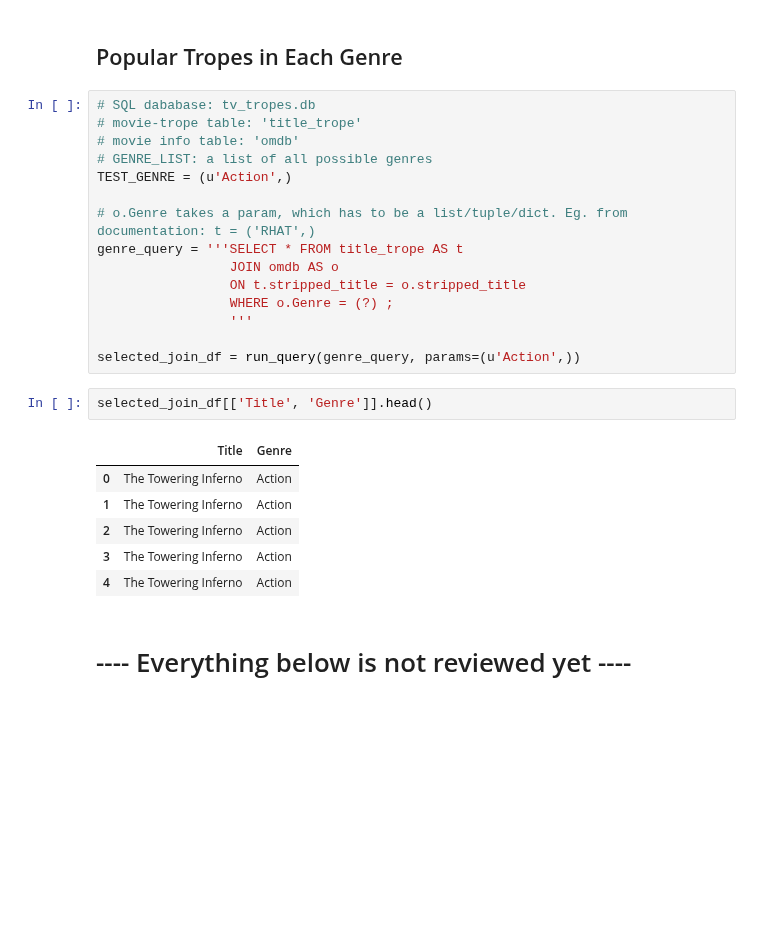
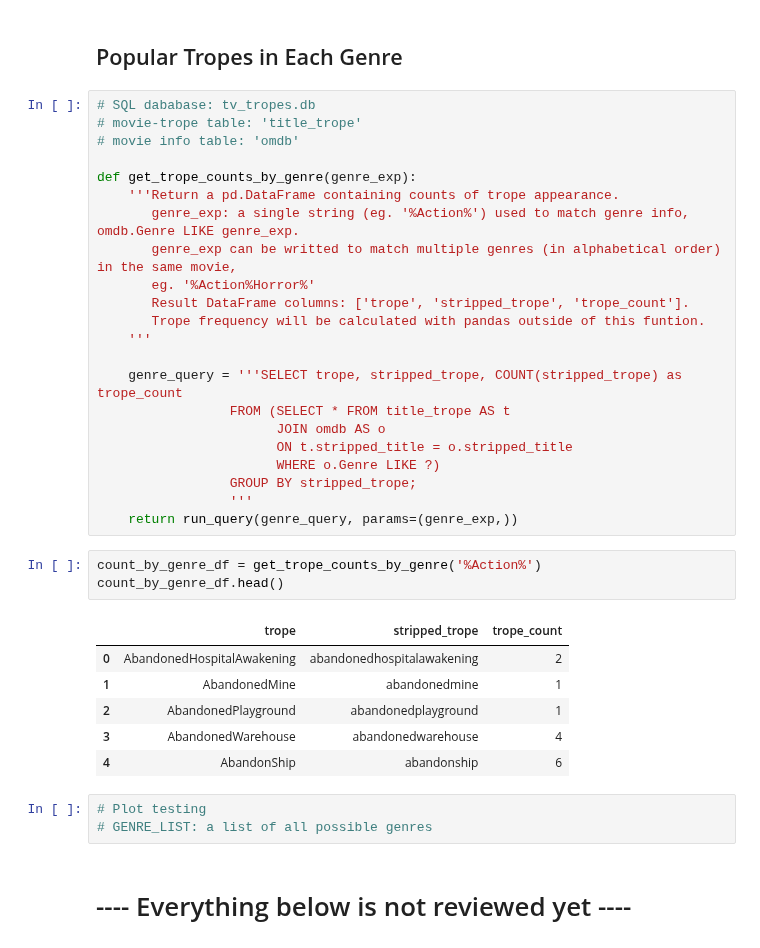
Before and after one commit to PeiZhangOSU/TV_Tropes_Exploratory, a Jupyter notebook: TVtropes.ipynb, the cells around one changed output. Cells and saved outputs as stored; diff of their text form; blank space fills up the shorter version.

Commit message:
SQL query by genre is working now

```diff
--- a/TVtropes.ipynb
+++ b/TVtropes.ipynb
@@ -355,30 +357,41 @@ plt.plot([1,2,3,4], [4,3,2,1])
 [figure]
 # %% [markdown]
 ## Popular Tropes in Each Genre
-# %%
-# SQL dababase: tv_tropes.db
-# movie-trope table: 'title_trope'
-# movie info table: 'omdb'
-# GENRE_LIST: a list of all possible genres
-TEST_GENRE = (u'Action',)
-
-# o.Genre takes a param, which has to be a list/tuple/dict. Eg. from documentation: t = ('RHAT',)
-genre_query = '''SELECT * FROM title_trope AS t
-                 JOIN omdb AS o
-                 ON t.stripped_title = o.stripped_title
-                 WHERE o.Genre = (?) ;
-                 '''
-
-selected_join_df = run_query(genre_query, params=(u'Action',))
-# %%
-selected_join_df[['Title', 'Genre']].head()
-# %% [output]
-|  | Title | Genre |
-| 0 | The Towering Inferno | Action |
-| 1 | The Towering Inferno | Action |
-| 2 | The Towering Inferno | Action |
-| 3 | The Towering Inferno | Action |
-| 4 | The Towering Inferno | Action |
+# %%
+# SQL dababase: tv_tropes.db
+# movie-trope table: 'title_trope'
+# movie info table: 'omdb'
+
+def get_trope_counts_by_genre(genre_exp):
+    '''Return a pd.DataFrame containing counts of trope appearance.
+       genre_exp: a single string (eg. '%Action%') used to match genre info, omdb.Genre LIKE genre_exp.
+       genre_exp can be writted to match multiple genres (in alphabetical order) in the same movie,
+       eg. '%Action%Horror%'
+       Result DataFrame columns: ['trope', 'stripped_trope', 'trope_count'].
+       Trope frequency will be calculated with pandas outside of this funtion.
+    '''
+
+    genre_query = '''SELECT trope, stripped_trope, COUNT(stripped_trope) as trope_count
+                 FROM (SELECT * FROM title_trope AS t
+                       JOIN omdb AS o
+                       ON t.stripped_title = o.stripped_title
+                       WHERE o.Genre LIKE ?)
+                 GROUP BY stripped_trope;
+                 '''
+    return run_query(genre_query, params=(genre_exp,))
+# %%
+count_by_genre_df = get_trope_counts_by_genre('%Action%')
+count_by_genre_df.head()
+# %% [output]
+|  | trope | stripped_trope | trope_count |
+| 0 | AbandonedHospitalAwakening | abandonedhospitalawakening | 2 |
+| 1 | AbandonedMine | abandonedmine | 1 |
+| 2 | AbandonedPlayground | abandonedplayground | 1 |
+| 3 | AbandonedWarehouse | abandonedwarehouse | 4 |
+| 4 | AbandonShip | abandonship | 6 |
+# %%
+# Plot testing
+# GENRE_LIST: a list of all possible genres
 # %% [markdown]
 # ---- Everything below is not reviewed yet ----
 # %%
```
Also changed, not shown: parts of 2 cells of this notebook.
